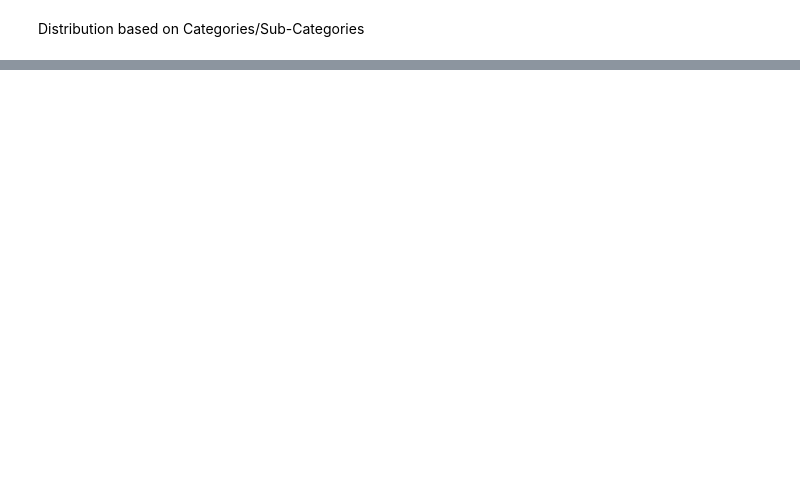
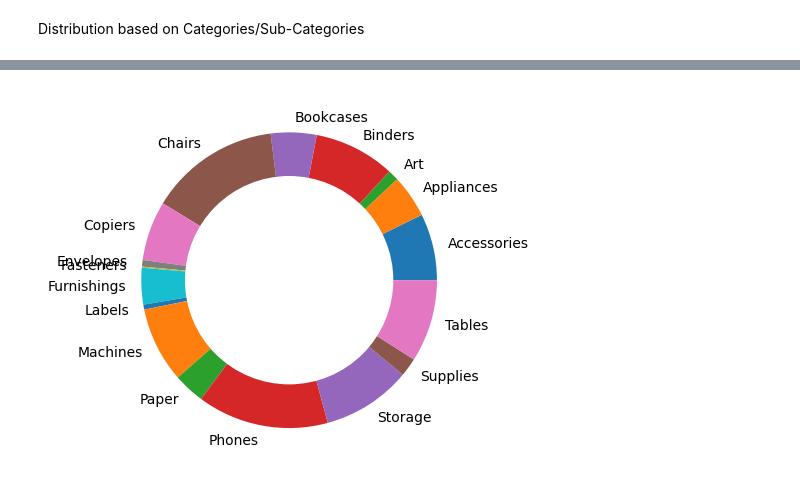
Before and after one commit to AnanthaTeja/Super_store_Data-Analysis, a Jupyter notebook: Super_Store_managment.ipynb, the cells around one changed output, grey strips where cells are left out. Saved outputs shown, nothing was run; the diff lists cells and outputs as text; code cells hidden in the pictures; blank space fills up the shorter version.

```diff
--- a/Super_Store_managment.ipynb
+++ b/Super_Store_managment.ipynb
@@ -314,0 +310,3 @@ plt.show()
+# %%
+cat_df=d_frm.groupby("Sub-Category").sum().reset_index()
+cat_df
@@ -314,0 +332,10 @@ plt.show()
+# %%
+cat=list(cat_df["Sub-Category"])
+sales=list(cat_df["Sales"])
+my_circle = plt.Circle( (0,0), 0.7, color='white')
+plt.pie(sales,labels=cat)
+p = plt.gcf()
+p.gca().add_artist(my_circle)
+plt.show()
+# %% [output]
+[figure, added]
```
Also changed, not shown: parts of 31 cells of this notebook.
